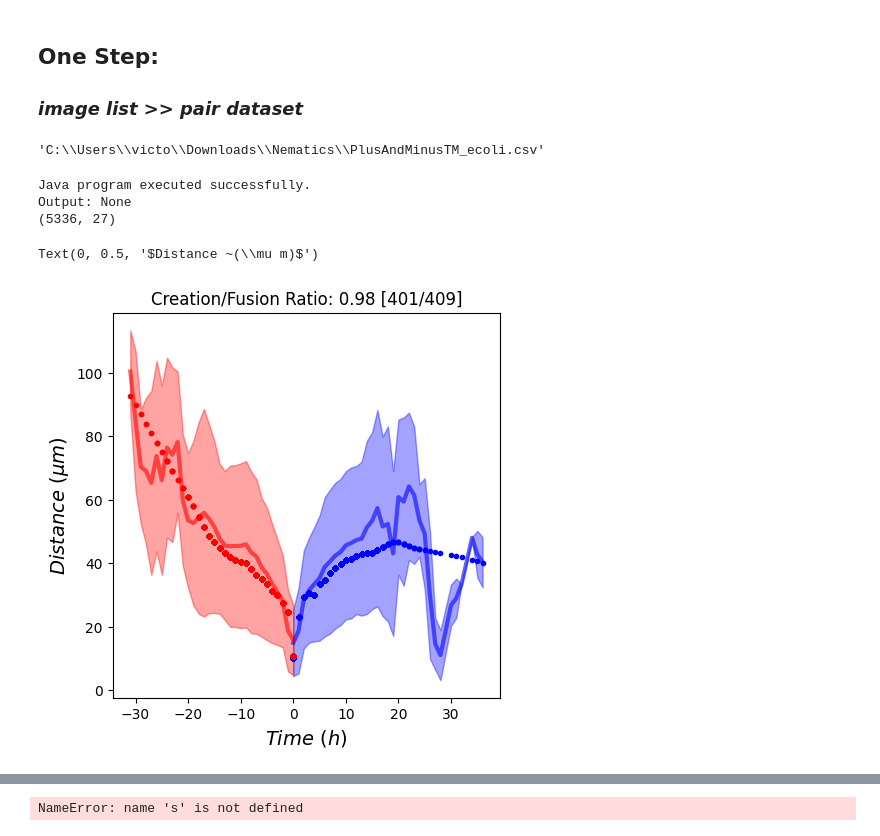
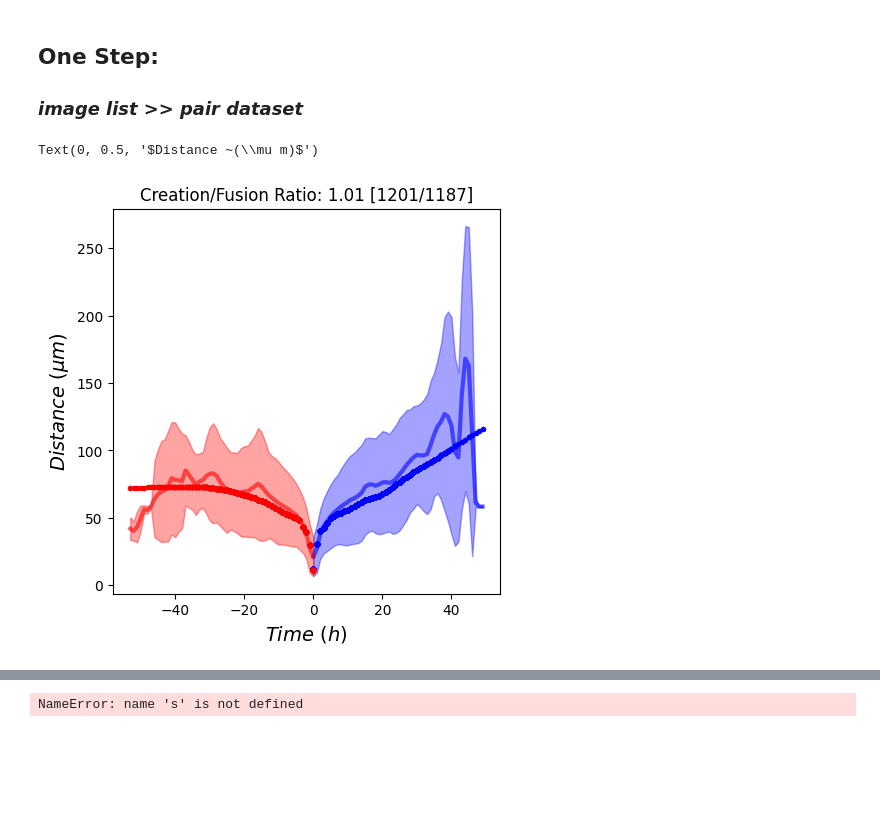
Before and after one commit to viciya/nematics, a Jupyter notebook: nematics/journals/pipeline_defect_pair_fusion_creation.ipynb, the cells around one changed output, grey strips where cells are left out. Cells and saved outputs as stored; diff of their text form; code cells hidden in the pictures; blank space fills up the shorter version.

```diff
--- a/nematics/journals/pipeline_defect_pair_fusion_creation.ipynb
+++ b/nematics/journals/pipeline_defect_pair_fusion_creation.ipynb
@@ -146,37 +129,29 @@ output_csv = os.path.dirname(image_path) + r"\Nematics\output_" + os.path.basena
-# %%
-os.path.dirname(image_path) + r"\Nematics\PlusAndMinusTM_" + os.path.basename(image_path) + ".csv"
-# %% [output]
-'C:\\Users\\victo\\Downloads\\Nematics\\PlusAndMinusTM_ecoli.csv'
 # %%
-image_list = natsorted(glob.glob(os.path.join(image_path, '*.png')), key=lambda y: y.lower())[::params["step"]]
+# image_list = natsorted(glob.glob(os.path.join(image_path, '*.png')), key=lambda y: y.lower())[::params["step"]]
 
-df_plus, df_minus = image_list_to_defect_list(image_list[params["first_image"]:params["last_image"]], sigma=params["ori_sigma"])
+# df_plus, df_minus = image_list_to_defect_list(image_list[params["first_image"]:params["last_image"]], sigma=params["ori_sigma"])
 
-df_list= Parallel(n_jobs=4)(delayed(lambda df: tp.link_df(df, params["search_range"], memory=params["memory"])) (df) for df in [df_plus,df_minus])
+# df_list= Parallel(n_jobs=4)(delayed(lambda df: tp.link_df(df, params["search_range"], memory=params["memory"])) (df) for df in [df_plus,df_minus])
 
-t_all = pd.concat([df_list[0], df_list[1]], ignore_index=True)
-t_all.rename(columns={
-                    'x':'x_img', 'y':'y_img',
-                    'x_ind':'x_img1', 'y_ind':'y_img1',
-                    'frame':'FRAME', 'particle':'TRACK_ID',
-                    }, inplace=True)
-t_all["POSITION_T"] = t_all["FRAME"]
-os.makedirs(os.path.dirname(input_csv), exist_ok=True)
-t_all.to_csv(input_csv)
+# t_all = pd.concat([df_list[0], df_list[1]], ignore_index=True)
+# t_all.rename(columns={
+#                     'x':'x_img', 'y':'y_img',
+#                     'x_ind':'x_img1', 'y_ind':'y_img1',
+#                     'frame':'FRAME', 'particle':'TRACK_ID',
+#                     }, inplace=True)
+# t_all["POSITION_T"] = t_all["FRAME"]
+# os.makedirs(os.path.dirname(input_csv), exist_ok=True)
+# t_all.to_csv(input_csv)
 
-find_pairs_and_save_to_csv(input_csv, output_csv, dist_threshold=params["dist_threshold"])
+# find_pairs_and_save_to_csv(input_csv, output_csv, dist_threshold=params["dist_threshold"])
 
-all_pairs_df = pd.read_csv(output_csv).dropna(subset=["min_id","creation"])
+# all_pairs_df = pd.read_csv(output_csv).dropna(subset=["min_id","creation"])
-# %% [output]
-Java program executed successfully.
-Output: None
-(5336, 27)
 # %%
 # output_csv = r"C:\Users\victo\OneDrive - BGU\DATA\Hacat\6 Wells _5x_15min\_1\Nematics\output_Pos9.csv"; dist_thres=11
 # output_csv = r"E:\C2C12 and RPE in 6 well\15min5x\_1\Nematics\output_C2C12.csv"; dist_thres=25
 # output_csv = r"E:\C2C12 and RPE in 6 well\15min5x\_1\Nematics\output_RPE.csv"; dist_thres=25
-output_csv = r"C:\Users\victo\OneDrive - BGU\DATA\HT1080\HT1080_5x_5_min_24_well_media_DMSO_C3\_2\Nematics\output_Pos41.csv"; dist_thres=5
-# output_csv = r"C:\Users\victo\OneDrive - BGU\Dov\output_HBEC_s23456.csv"; dist_thres=15
+# output_csv = r"C:\Users\victo\OneDrive - BGU\DATA\HT1080\HT1080_5x_5_min_24_well_media_DMSO_C3\_2\Nematics\output_Pos41.csv"; dist_thres=11
+output_csv = r"C:\Users\victo\OneDrive - BGU\Dov\output_HBEC_s23456.csv"; dist_thres=15
 # output_csv = r"C:\Users\victo\OneDrive - BGU\Dov\output_bacteria6_all.csv"; dist_thres=12
 # output_csv = r"C:\Users\victo\Downloads\Nematics\output_ecoli.csv"; dist_thres=10
 # output_csv = r"C:\Users\victo\Downloads\Nematics\output_tubulin.csv"; dist_thres=25
@@ -201,34 +176,34 @@ df_fuse["track_frame"] = df_fuse.groupby(['plus_id','min_id'])['FRAME'].transfor
 df_all = pd.concat([df_cr, df_fuse])
 
 fig, ax1 = plt.subplots(1,1,  figsize=(5,5))
 # for color,df in zip(["b","r","k"], [df_cr, df_fuse, df_all]):
 for color,df in zip(["b","r"], [df_cr, df_fuse]):
     df_ = plot_rolling_average(df, ax1, "distance", "track_frame", win=win, show=~show, color=color, avfunc=np.mean, stdfunc=np.std)
     if not show:
         # ax1.plot(df_.track_frame/12, df_.distance_ave*.74, color, linewidth=3)
         ax1.fill_between(df_.track_frame,
                         (df_.distance_ave-df_.distance_std),
                         (df_.distance_ave+df_.distance_std),
                         color=color, alpha=.2)
         # break
 
     df = df.sort_values('track_frame')
     # Apply LOWESS smoothing
     lowess = sm.nonparametric.lowess
     smoothed = lowess(df['distance'], df['track_frame'], frac=1./5.)  # Adjust frac for smoothing level
     # Create a new DataFrame for the smoothed values
     smoothed_df = pd.DataFrame(smoothed, columns=['track_frame', 'smoothed_distance'])
     ax1.plot(smoothed_df['track_frame'], smoothed_df['smoothed_distance'], ".", color=color, linewidth=3, label='Smoothed Distance')
 
 
 cr_n = len(all_pairs_df_.plus_id[all_pairs_df_.creation].unique())
 fuse_n = len(all_pairs_df_.plus_id[all_pairs_df_.fusion].unique())
 
 plt.title("Creation/Fusion Ratio: %.4s [%.4s/%.4s]" % (cr_n/fuse_n, cr_n, fuse_n))
 ax1.set_xlabel("$Time ~(h)$", fontsize=14); ax1.set_ylabel("$Distance ~(\mu m)$", fontsize=14)
 # %% [output]
 Text(0, 0.5, '$Distance ~(\\mu m)$')
-[figure, old version]
+[figure, new version]
 # %%
 def find_pair_origin(group, xp='xp', yp='yp', xm='xm', ym='ym', dist='track_frame', fuse=True, dist0=20.):
     group = group.sort_values(by=dist)
```
Also changed, not shown: parts of 8 cells of this notebook, 1 other file.
